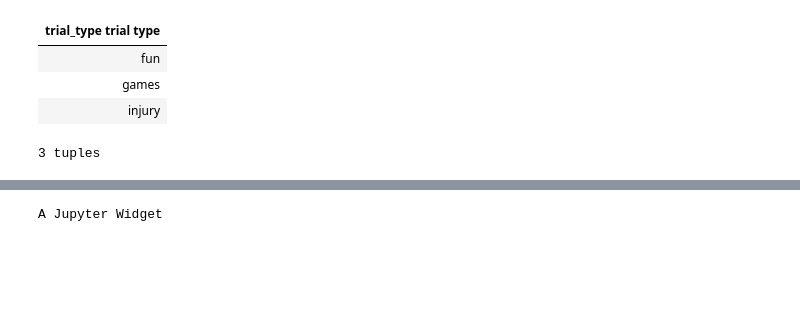
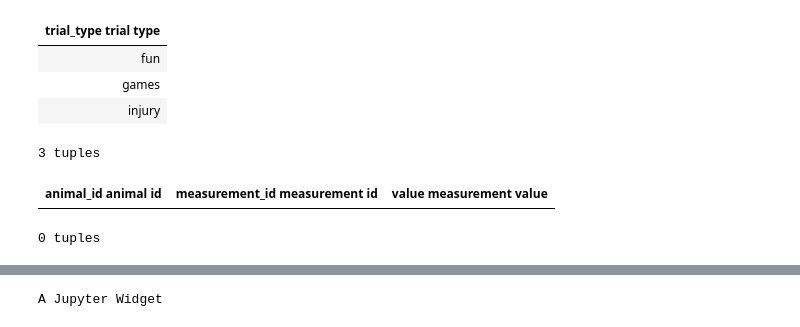
Before and after one commit to ixcat/djwip, a Jupyter notebook: djwip/ixcat/djgrid/djrecord.ipynb, the cells around one changed output, grey strips where cells are left out. Drawn from its saved outputs; the diff is of its cells as text; code cells hidden in the pictures; blank space fills up the shorter version.

```diff
--- a/djwip/ixcat/djgrid/djrecord.ipynb
+++ b/djwip/ixcat/djgrid/djrecord.ipynb
@@ -93,3 +95,8 @@ TrialType()
 | games |
 | injury |
 3 tuples
+# %%
+SomeMeasurement()
+# %% [output]
+| animal_id animal id | measurement_id measurement id | value measurement value |
+0 tuples
```
Also changed, not shown: parts of 7 cells of this notebook, 1 other file.
